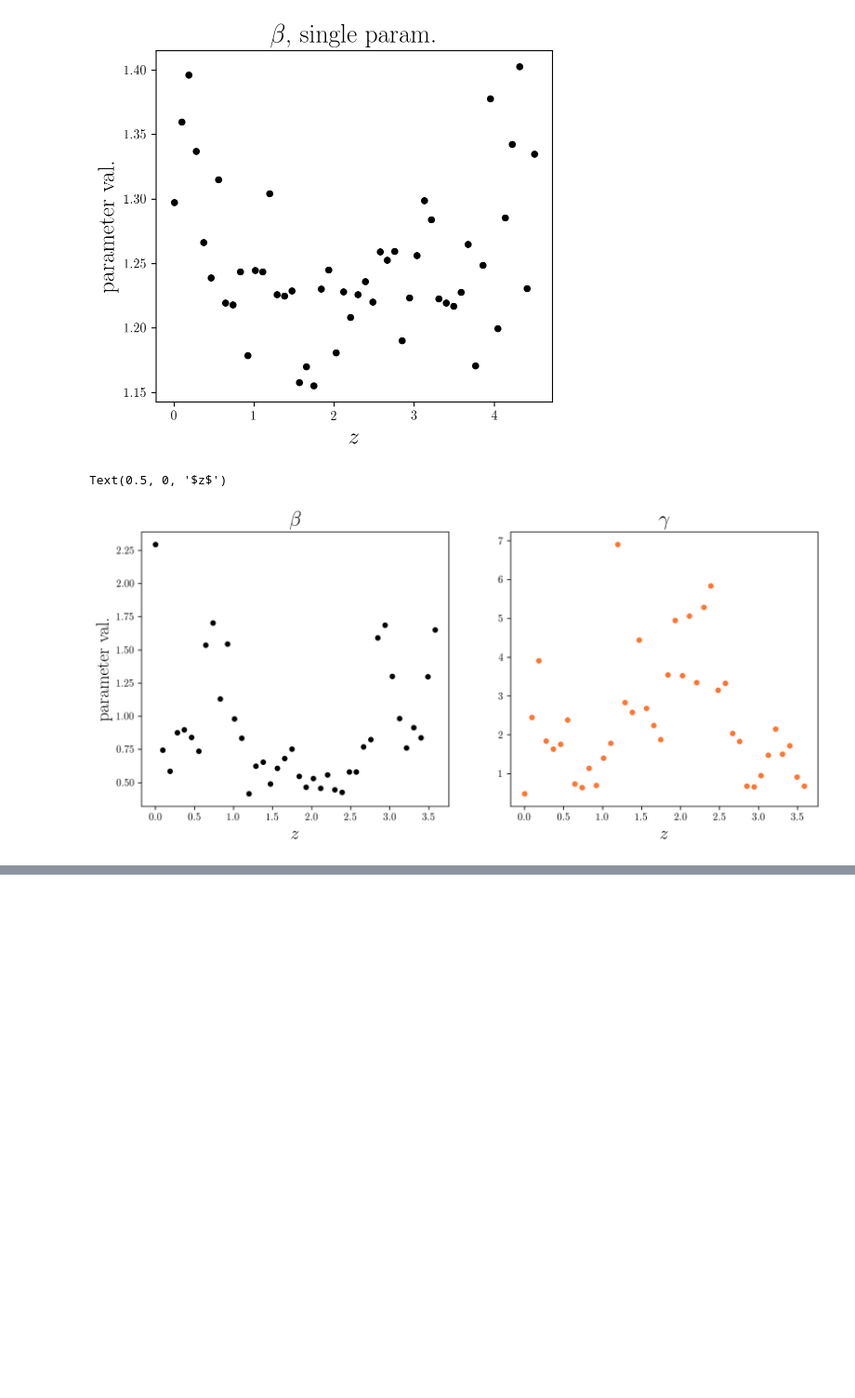
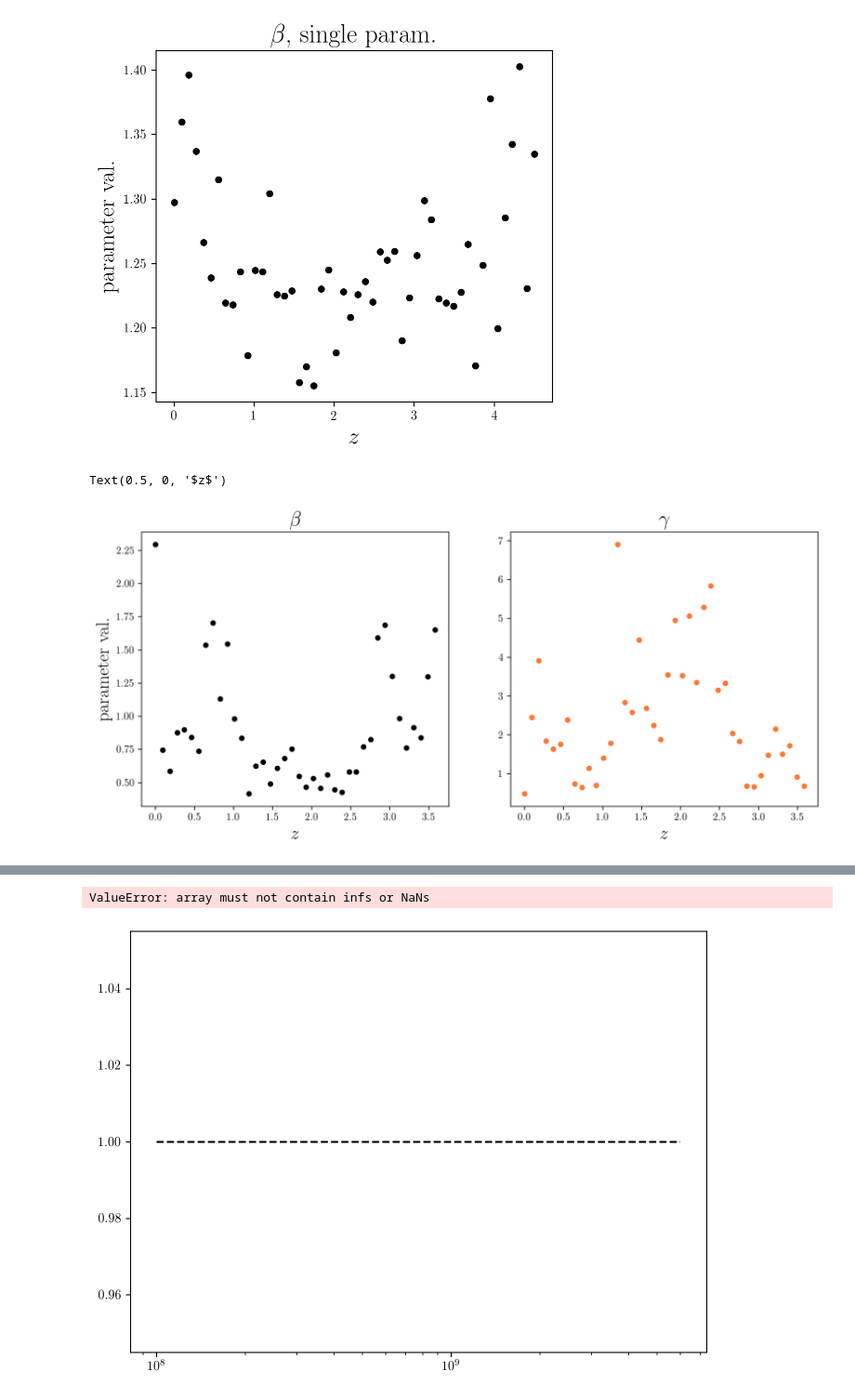
Before and after one commit to theotherlogan/nsbp-2023, a Jupyter notebook: notebooks/shmf_suppression.ipynb, the cells around one changed output, grey strips where cells are left out. Shown at 93% size. Cells and saved outputs as stored; diff of their text form; code cells hidden in the pictures; blank space fills up the shorter version.

```diff
--- a/notebooks/shmf_suppression.ipynb
+++ b/notebooks/shmf_suppression.ipynb
@@ -593,0 +698,67 @@ Text(0.5, 0, '$z$')
+# %%
+plt.figure(figsize=(8,6))
+plt.xscale('log')
+
+z_desired = 3.6
+z = str(redshifts[np.argmin(np.abs(redshifts - z_desired))])
+###
+# models = ['wdm_3', 'wdm_4', 'wdm_5','wdm_6','wdm_6.5', 'wdm_10']
+models = ['wdm_5']
+alpha = 0.3
+plt.plot(np.linspace(1e8,6e9,10),np.ones(10),ls='--',c='k')
+
+for model in models:
+
+    combined_shmf_suppression = (wdm_shmf_mpeak_suppression[model]['Halo004'][z] + wdm_shmf_mpeak_suppression[model]['Halo023'][z] + wdm_shmf_mpeak_suppression[model]['Halo113'][z]) / 3
+    combined_shmf_error = np.sqrt((wdm_shmf_mpeak_suppression_err[model]['Halo004'][z]**2) + (wdm_shmf_mpeak_suppression_err[model]['Halo023'][z]**2) + (wdm_shmf_mpeak_suppression_err[model]['Halo113'][z]**2)) / 3
+
+    params3, error = so.curve_fit(func3, M, combined_shmf_suppression, maxfev=20000, bounds=(0.1,10))
+
+#     plt.scatter(0.5*(base_mpeak[1:]+base_mpeak[:-1]), wdm_shmf_mpeak_suppression[model][z],
+#                 marker='o',color=sim_colors[model],s=10)
+
+    plt.errorbar(0.5*(base_mpeak[1:]+base_mpeak[:-1]),combined_shmf_suppression,yerr=combined_shmf_error,
+                 linestyle='none',marker='.',markersize=10,capsize=3,color=sim_colors['cdm'])
+
+    plt.fill_between(0.5*(base_mpeak[1:]+base_mpeak[:-1]), wdm_shmf_mpeak_suppression[model]['Halo004'][z] + wdm_shmf_mpeak_suppression_err[model]['Halo004'][z],
+                     wdm_shmf_mpeak_suppression[model]['Halo004'][z] - wdm_shmf_mpeak_suppression_err[model]['Halo004'][z], color=sim_colors['wdm_3'], alpha = alpha, label='Halo004')
+
+    plt.fill_between(0.5*(base_mpeak[1:]+base_mpeak[:-1]), wdm_shmf_mpeak_suppression[model]['Halo023'][z] + wdm_shmf_mpeak_suppression_err[model]['Halo023'][z],
+                     wdm_shmf_mpeak_suppression[model]['Halo023'][z] - wdm_shmf_mpeak_suppression_err[model]['Halo023'][z], color=sim_colors['wdm_4'], alpha = alpha, label='Halo023')
+
+    plt.fill_between(0.5*(base_mpeak[1:]+base_mpeak[:-1]), wdm_shmf_mpeak_suppression[model]['Halo113'][z] + wdm_shmf_mpeak_suppression_err[model]['Halo113'][z],
+                     wdm_shmf_mpeak_suppression[model]['Halo113'][z] - wdm_shmf_mpeak_suppression_err[model]['Halo113'][z], color=sim_colors['wdm_5'], alpha = alpha, label='Halo113')
+
+
+
+#     plt.plot(0.5*(base_mpeak[1:]+base_mpeak[:-1]),shmf_suppression_one_param((base_mpeak[1:]+base_mpeak[:-1]), float(model[4:])),
+#                 c=sim_colors[model], label=f'one parameter')
+
+#     plt.plot(0.5*(base_mpeak[1:]+base_mpeak[:-1]),shmf_suppression_two_param((base_mpeak[1:]+base_mpeak[:-1]), float(model[4:])),
+#                 c=sim_colors[model], label=f'two parameters', linestyle='--')
+
+    plt.plot(0.5*(base_mpeak[1:]+base_mpeak[:-1]),shmf_suppression((base_mpeak[1:]+base_mpeak[:-1]), float(model[4:])),
+                c=sim_colors['cdm'], label=f'Lovell+14', linestyle=':')
+
+    plt.plot(0.5*(base_mpeak[1:]+base_mpeak[:-1]), func3(M, *params3),
+                c=sim_colors['cdm'], label=f'SciPy fit', linestyle='-.')
+
+###
+
+plt.xticks([2e8,5e8,1e9,2e9,5e9],[r'$2\times 10^8$',r'$5\times 10^8$',r'$10^9$',r'$2\times 10^9$',r'$5\times 10^9$'],fontsize=14)
+plt.yticks([0,0.5,1.0],[r'$0$',r'$0.5$',r'$1.0$'], fontsize=14)
+
+plt.xlim(1.25e8,6e9)
+plt.ylim(0,1.33)
+
+plt.xlabel(r'$M_{\rm{peak}}\ [M_{\mathrm{\odot}}]$',fontsize=30,labelpad=8)
+plt.ylabel(r'$N/N_{\rm{CDM}}$', fontsize=30, labelpad=12)
+
+plt.legend(fontsize=12, loc='lower right')
+plt.title(f'Combined SHMF, {model[4:]} keV', fontsize=18)
+plt.text(1.5e8, 1.2, f'$z = {z_desired}$', fontsize=16)
+
+plt.show()
+# %% [output]
+ValueError: array must not contain infs or NaNs
+[figure, added]
```
Also changed, not shown: parts of 5 cells of this notebook, 3 other files.
